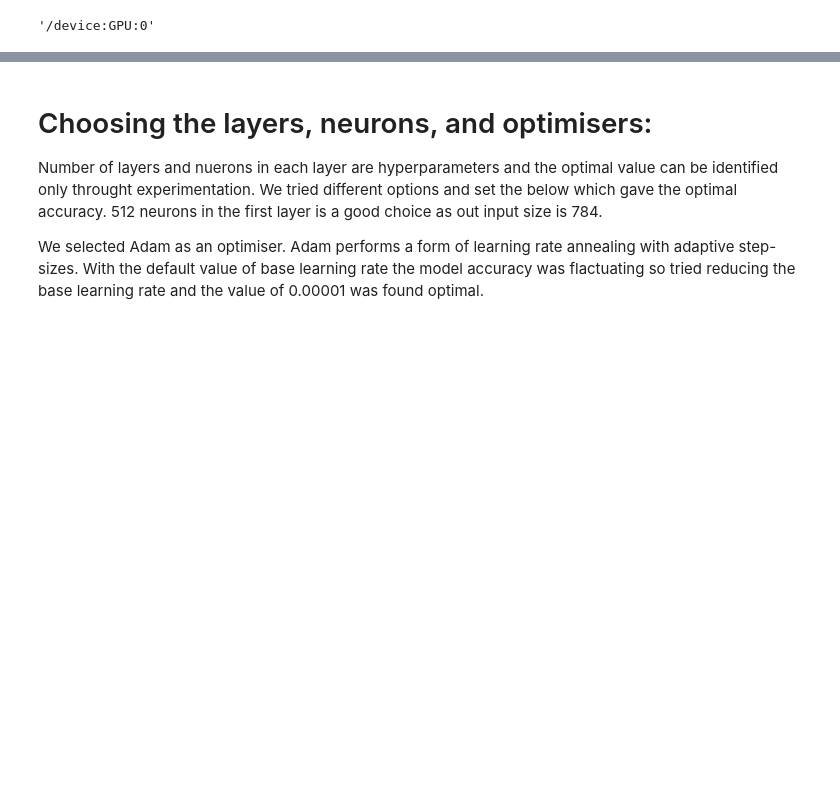
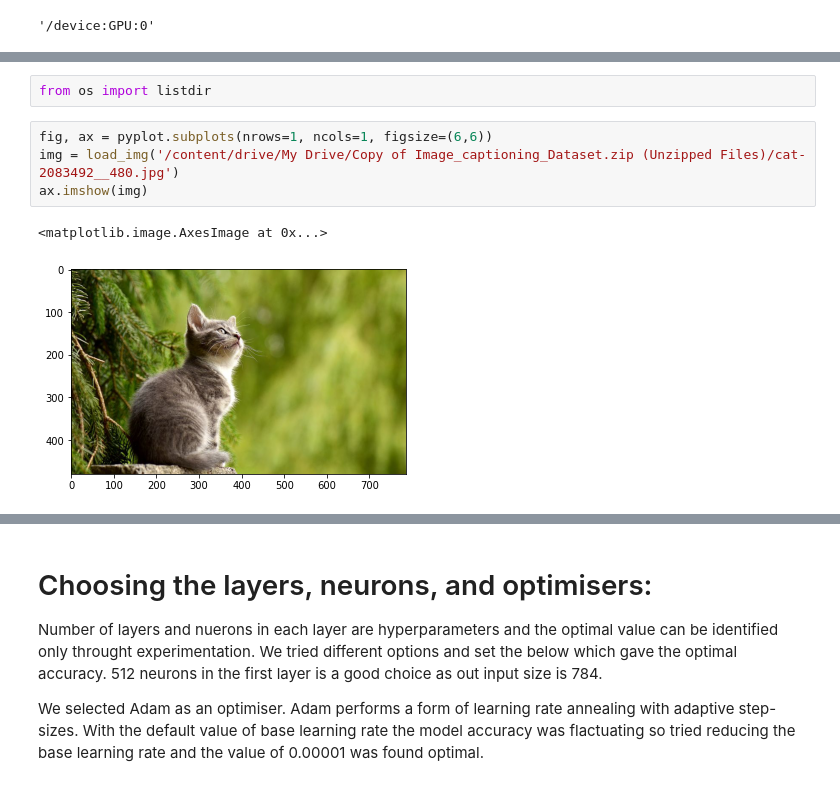
Before and after one commit to amrendra1002/DS-ML, a Jupyter notebook: DL_Assignment2.ipynb, the cells around one changed output, grey strips where cells are left out. Drawn from its saved outputs; the diff is of its cells as text; blank space fills up the shorter version.

```diff
--- a/DL_Assignment2.ipynb
+++ b/DL_Assignment2.ipynb
@@ -218,0 +676,9 @@ x_train.shape, x_test.shape
+# %%
+from os import listdir
+# %%
+fig, ax = pyplot.subplots(nrows=1, ncols=1, figsize=(6,6))
+img = load_img('/content/drive/My Drive/Copy of Image_captioning_Dataset.zip (Unzipped Files)/cat-2083492__480.jpg')
+ax.imshow(img)
+# %% [output]
+<matplotlib.image.AxesImage at 0x...>
+[figure, added]
```
Also changed, not shown: parts of 65 cells of this notebook.
